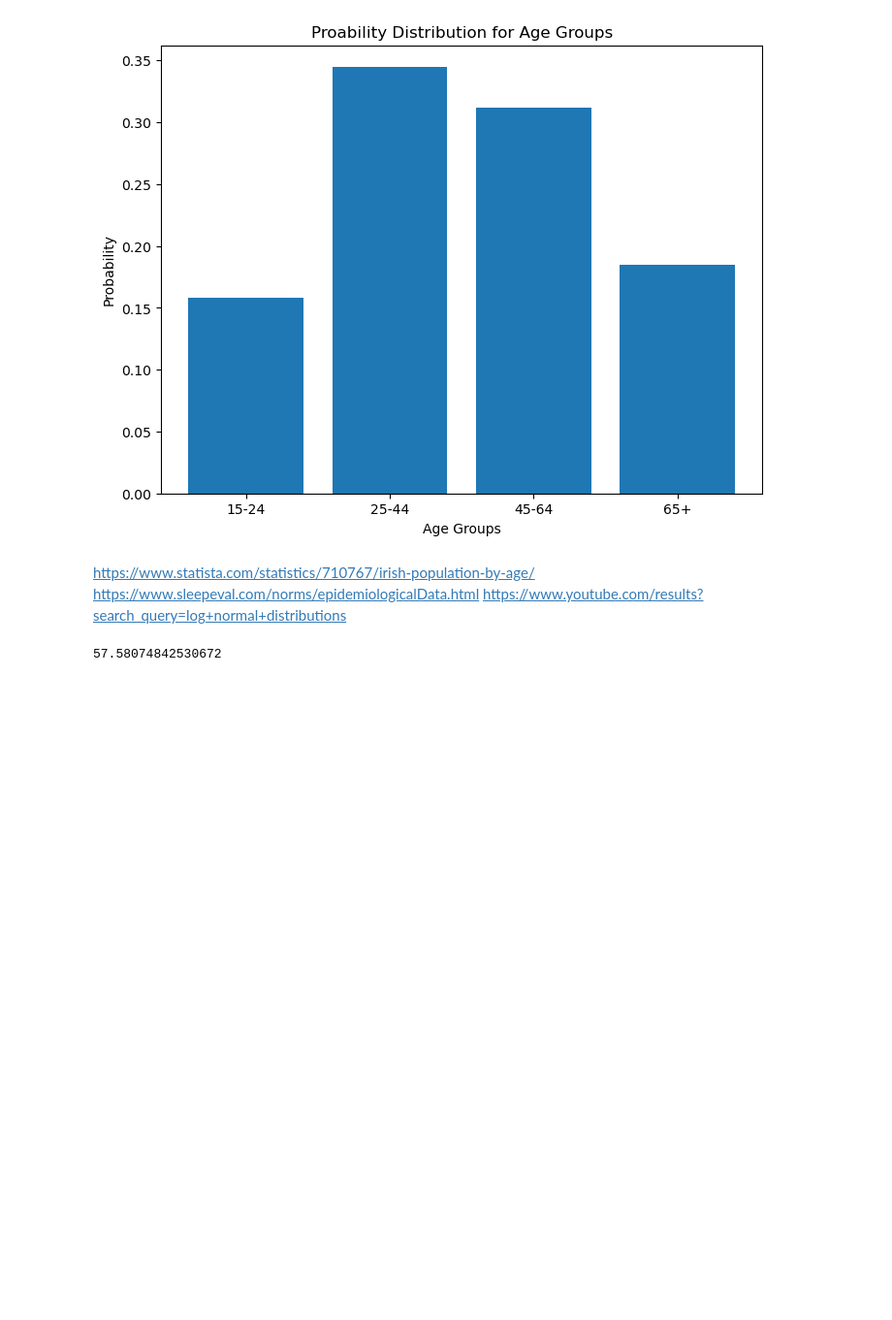
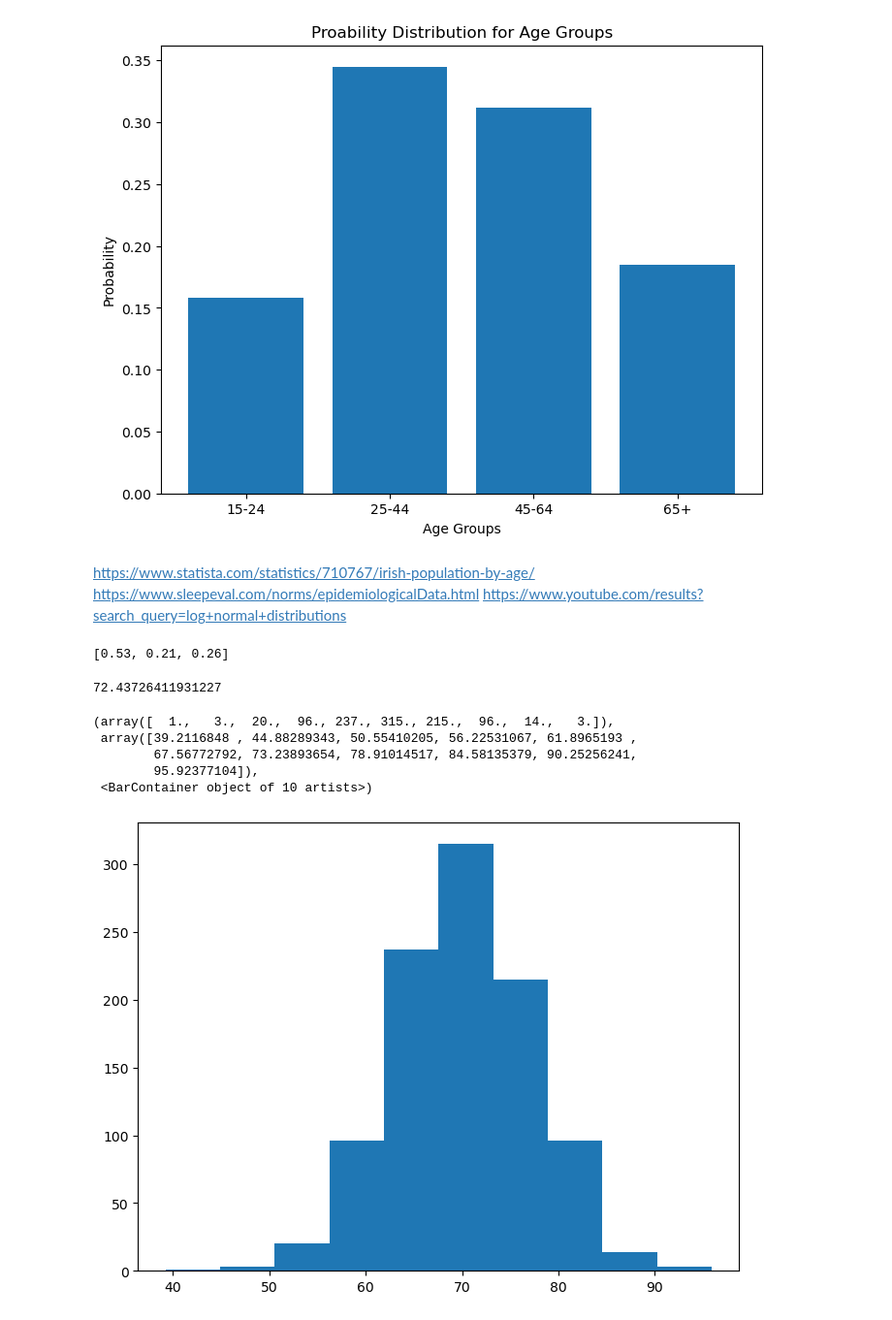
Before and after one commit to ShaneOG2/ProgrammingForDAp1, a Jupyter notebook: Simulation Notebook.ipynb, the cells around one changed output. Shown at 97% size. Drawn from its saved outputs; the diff is of its cells as text; code cells hidden in the pictures; blank space fills up the shorter version.

```diff
--- a/Simulation Notebook.ipynb
+++ b/Simulation Notebook.ipynb
@@ -294,4 +292,0 @@ def getDuration(times):
-# %%
-20 * np.random.lognormal(1, 0.5)
-# %% [output]
-57.58074842530672
@@ -309,0 +293,18 @@ def getDuration(times):
+# %%
+def getSleepStages():
+    light = np.random.normal(57.1, 3.8)
+    deep = np.random.normal(20, 2.1)
+    rem = np.random.normal(22.9, 1.9)
+    sums = light + deep + rem
+
+    light_prop = round(light / sums, 2)
+    deep_prop = round(deep / sums, 2)
+    rem_prop = round(rem / sums, 2)
+
+    adjusted_proportions = [light_prop, deep_prop, rem_prop]
+
+    return adjusted_proportions
+
+getSleepStages()
+# %% [output]
+[0.53, 0.21, 0.26]
@@ -310 +329,17 @@ def getDuration(times):
+# %%
+def getHeartRate():
+    heartRate = np.random.normal(70, 7)
+    return heartRate
+# %% [output]
+72.43726411931227
+# %%
+heartRate = np.random.normal(70, 7, 1000)
+plt.hist(heartRate)
+# %% [output]
+(array([  1.,   3.,  20.,  96., 237., 315., 215.,  96.,  14.,   3.]),
+ array([39.2116848 , 44.88289343, 50.55410205, 56.22531067, 61.8965193 ,
+        67.56772792, 73.23893654, 78.91014517, 84.58135379, 90.25256241,
+        95.92377104]),
+ <BarContainer object of 10 artists>)
+[figure, added]
 # %%
```
Also changed, not shown: parts of 11 cells of this notebook.
